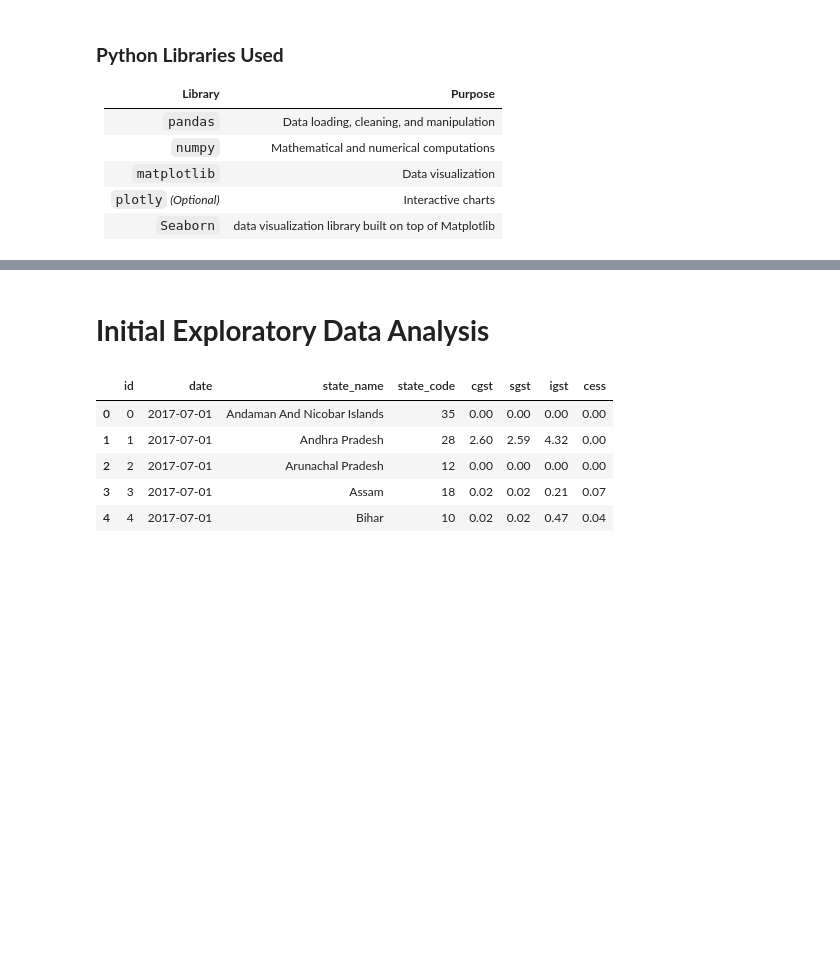
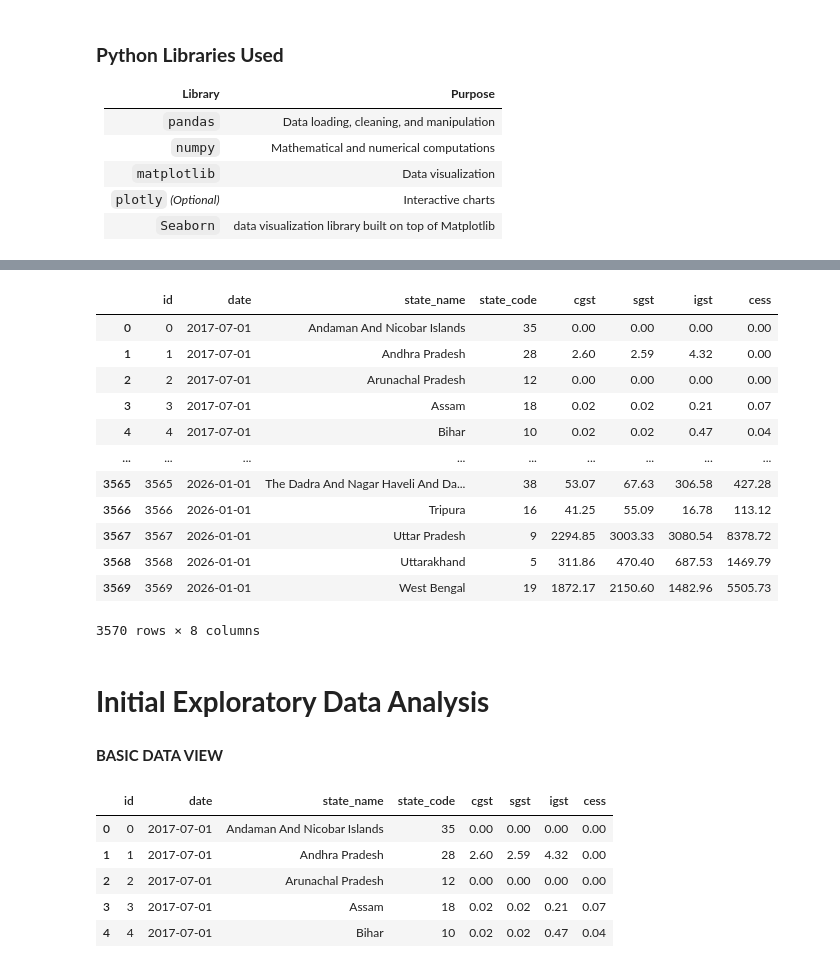
Before and after one commit to DurkadeviGanesanMCA/State-wise-GST-Revenue-Analysis-in-India-Using-Python, a Jupyter notebook: State_wise_GST_Revenue_Analysis_in_India_Using_Python.ipynb, the cells around one changed output, grey strips where cells are left out. Cells and saved outputs as stored; diff of their text form; code cells hidden in the pictures; blank space fills up the shorter version.

```diff
--- a/State_wise_GST_Revenue_Analysis_in_India_Using_Python.ipynb
+++ b/State_wise_GST_Revenue_Analysis_in_India_Using_Python.ipynb
@@ -95,8 +78,26 @@ url = "https://raw.githubusercontent.com/DurkadeviGanesanMCA/State-wise-GST-Reve
 #Csv file is converted to datafarme with pandas
 
 df = pd.read_csv(url)
+# %%
+df
+# %% [output]
+|  | id | date | state_name | state_code | cgst | sgst | igst | cess |
+| 0 | 0 | 2017-07-01 | Andaman And Nicobar Islands | 35 | 0.00 | 0.00 | 0.00 | 0.00 |
+| 1 | 1 | 2017-07-01 | Andhra Pradesh | 28 | 2.60 | 2.59 | 4.32 | 0.00 |
+| 2 | 2 | 2017-07-01 | Arunachal Pradesh | 12 | 0.00 | 0.00 | 0.00 | 0.00 |
+| 3 | 3 | 2017-07-01 | Assam | 18 | 0.02 | 0.02 | 0.21 | 0.07 |
+| 4 | 4 | 2017-07-01 | Bihar | 10 | 0.02 | 0.02 | 0.47 | 0.04 |
+| ... | ... | ... | ... | ... | ... | ... | ... | ... |
+| 3565 | 3565 | 2026-01-01 | The Dadra And Nagar Haveli And Da... | 38 | 53.07 | 67.63 | 306.58 | 427.28 |
+| 3566 | 3566 | 2026-01-01 | Tripura | 16 | 41.25 | 55.09 | 16.78 | 113.12 |
+| 3567 | 3567 | 2026-01-01 | Uttar Pradesh | 9 | 2294.85 | 3003.33 | 3080.54 | 8378.72 |
+| 3568 | 3568 | 2026-01-01 | Uttarakhand | 5 | 311.86 | 470.40 | 687.53 | 1469.79 |
+| 3569 | 3569 | 2026-01-01 | West Bengal | 19 | 1872.17 | 2150.60 | 1482.96 | 5505.73 |
+3570 rows × 8 columns
 # %% [markdown]
 # **Initial Exploratory Data Analysis**
+# %% [markdown]
+**BASIC DATA VIEW**
 # %%
 # displaying first 5 rows
 df.head()
```
Also changed, not shown: parts of 98 cells of this notebook.
